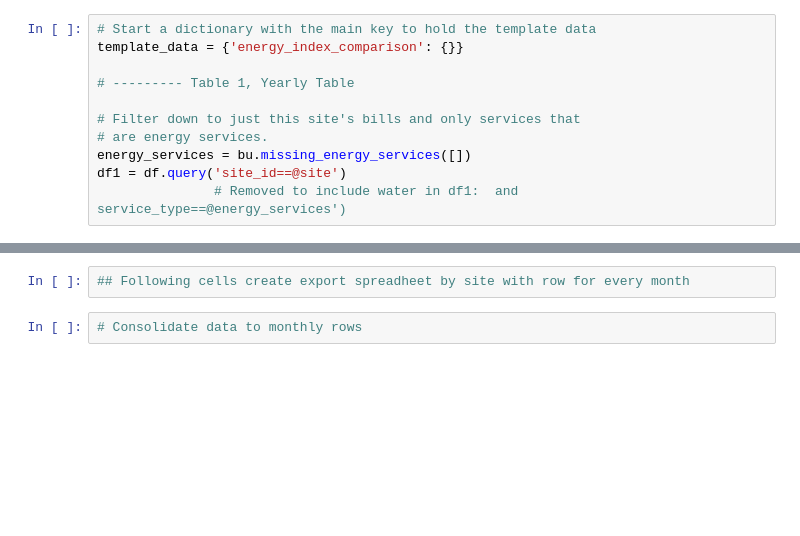
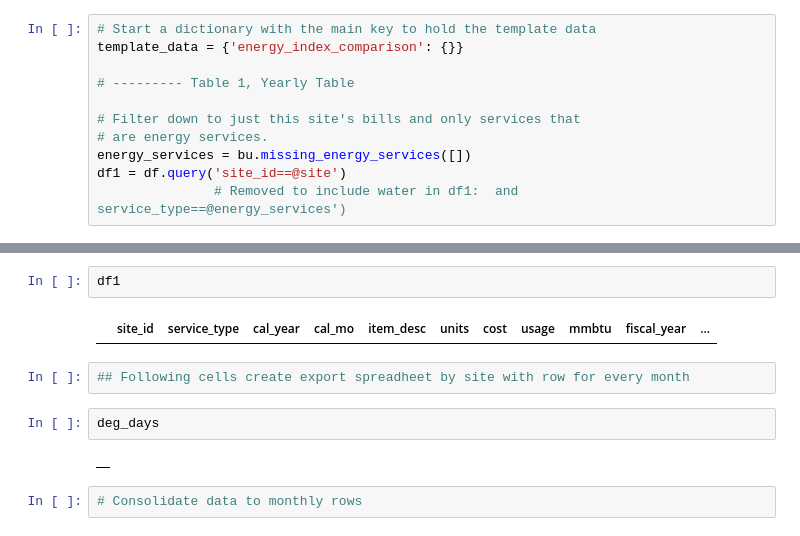
Before and after one commit to alanmitchell/fnsb-benchmark, a Jupyter notebook: testing/ben_upgrades.ipynb, the cells around one changed output, grey strips where cells are left out. Drawn from its saved outputs; the diff is of its cells as text; blank space fills up the shorter version.

```diff
--- a/testing/ben_upgrades.ipynb
+++ b/testing/ben_upgrades.ipynb
@@ -346,5 +372,13 @@ def Site_spreadsheets(site, df, ut):
+# %%
+df1
+# %% [output]
+|  | site_id | service_type | cal_year | cal_mo | item_desc | units | cost | usage | mmbtu | fiscal_year | ... |
 # %%
 ## Following cells create export spreadheet by site with row for every month
+# %%
+deg_days
+# %% [output]
+|  |
 # %%
 # Consolidate data to monthly rows
 # %%
```
Also changed, not shown: parts of 3 cells of this notebook, 1 other file.
